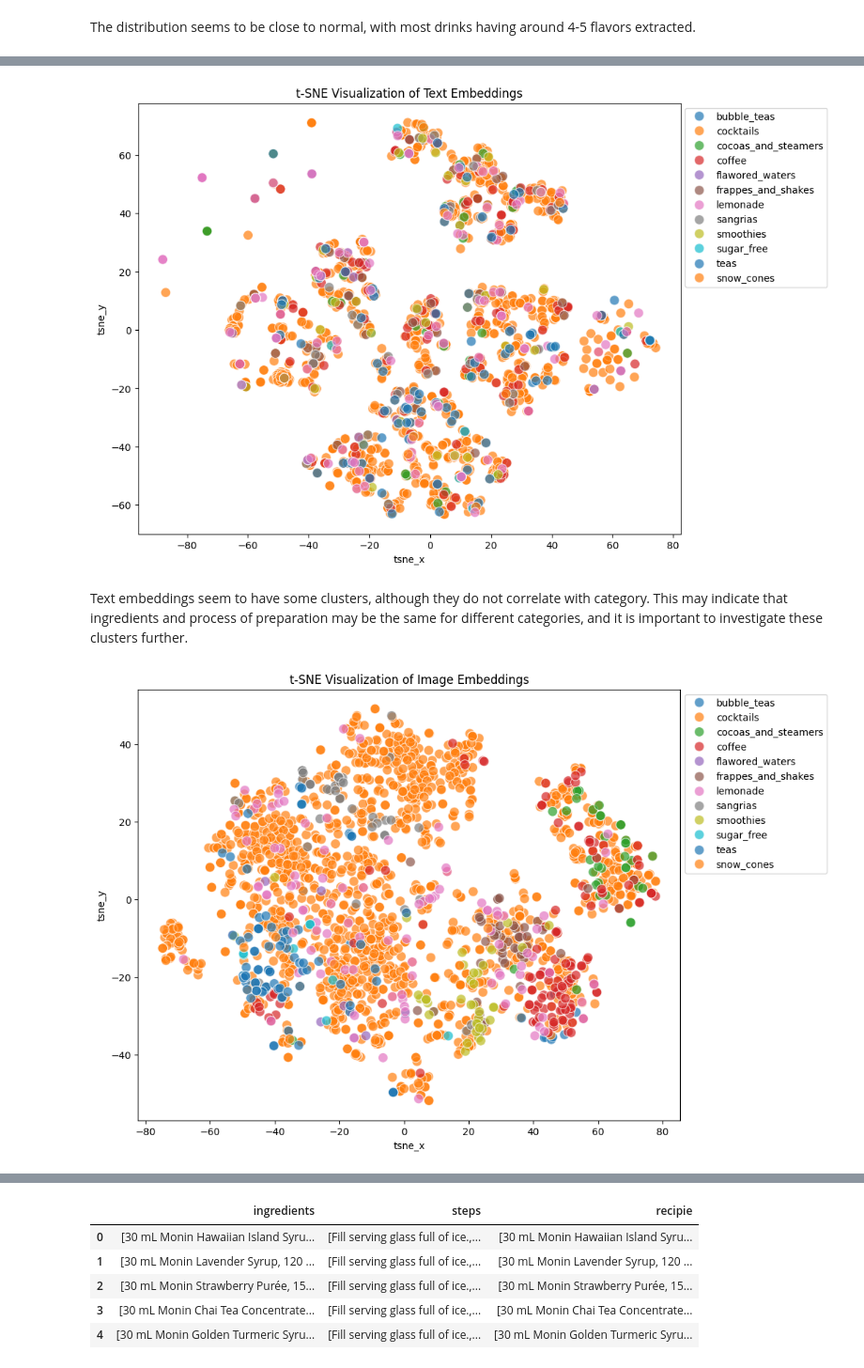
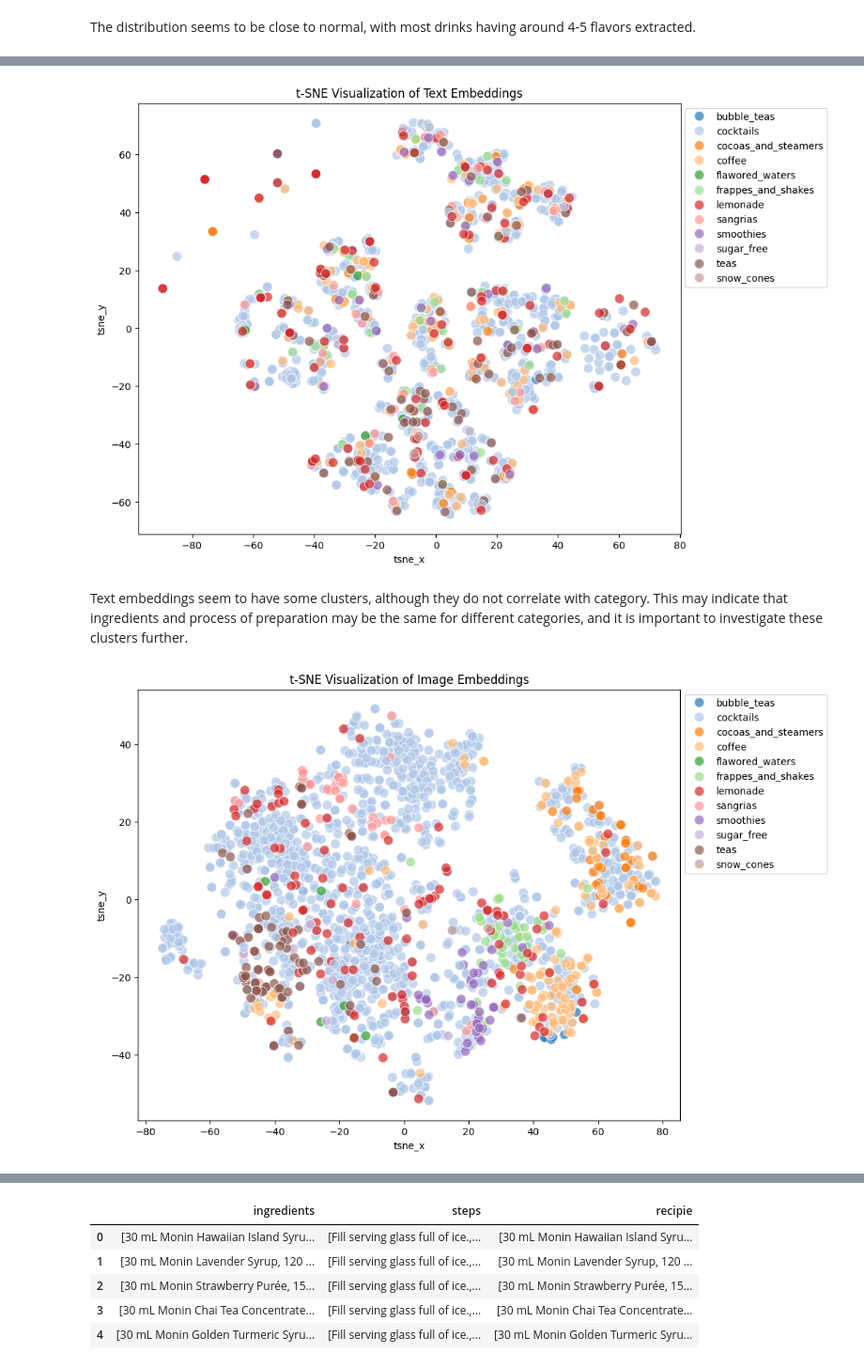
Before and after one commit to Data-Wrangling-and-Visualisation/Napitochki, a Jupyter notebook: data_exploration/EDA.ipynb, the cells around one changed output, grey strips where cells are left out. Shown at 94% size. Cells and saved outputs as stored; diff of their text form; code cells hidden in the pictures.

```diff
--- a/data_exploration/EDA.ipynb
+++ b/data_exploration/EDA.ipynb
@@ -190,46 +174,42 @@ The distribution seems to be close to normal, with most drinks having around 4-5
 from sklearn.manifold import TSNE
 import numpy as np
 
-# Convert embedding list to array
-embeds = np.array(list(df['text_embeds']))  # or use 'combined_embeds' if you concatenated
+embeds = np.array(list(df['text_embeds']))
 
-# Apply t-SNE
-tsne = TSNE(n_components=2, random_state=42)
+tsne = TSNE(n_components=2, random_state=52)
 tsne_results = tsne.fit_transform(embeds)
 
-# Store t-SNE results in the dataframe
 df['tsne_x'] = tsne_results[:, 0]
 df['tsne_y'] = tsne_results[:, 1]
 
-# Plot t-SNE results
 plt.figure(figsize=(10, 8))
-sns.scatterplot(x='tsne_x', y='tsne_y', hue='category', data=df, palette="tab10", s=100, alpha=0.7)
+sns.scatterplot(x='tsne_x', y='tsne_y', hue='category', data=df, palette="tab20", s=100, alpha=0.7)
 plt.title('t-SNE Visualization of Text Embeddings')
 plt.legend(bbox_to_anchor=(1, 1))
 plt.show()
 # %% [output]
-[figure, old version]
+[figure, new version]
 # %% [markdown]
 Text embeddings seem to have some clusters, although they do not correlate with category. This may indicate that ingredients and process of preparation may be the same for different categories, and it is important to investigate these clusters further.
 # %%
 # now the same for image embeddings and combined embeddings
 # Convert embedding list to array
 embeds = np.array(list(df['image_embeds']))  # or use 'combined_embeds' if you concatenated
 
 # Apply t-SNE
 tsne = TSNE(n_components=2, random_state=42)
 tsne_results = tsne.fit_transform(embeds)
 
 # Store t-SNE results in the dataframe
 df['tsne_x'] = tsne_results[:, 0]
 df['tsne_y'] = tsne_results[:, 1]
 
 # Plot t-SNE results
 plt.figure(figsize=(10, 8))
-sns.scatterplot(x='tsne_x', y='tsne_y', hue='category', data=df, palette="tab10", s=100, alpha=0.7)
+sns.scatterplot(x='tsne_x', y='tsne_y', hue='category', data=df, palette="tab20", s=100, alpha=0.7)
 plt.title('t-SNE Visualization of Image Embeddings')
 
 plt.legend(bbox_to_anchor=(1, 1))
 plt.show()
 # %% [output]
-[figure, old version]
+[figure, new version]
```
Also changed, not shown: parts of 27 cells of this notebook.
